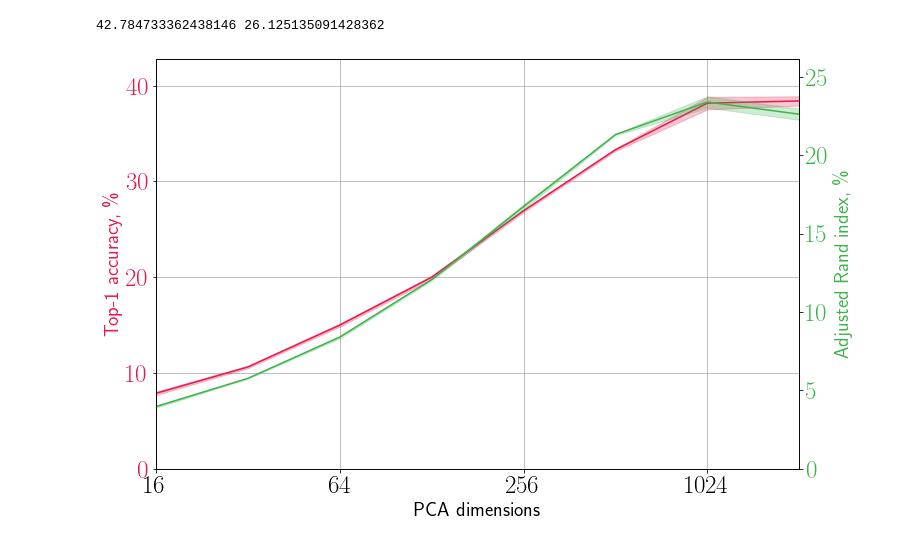
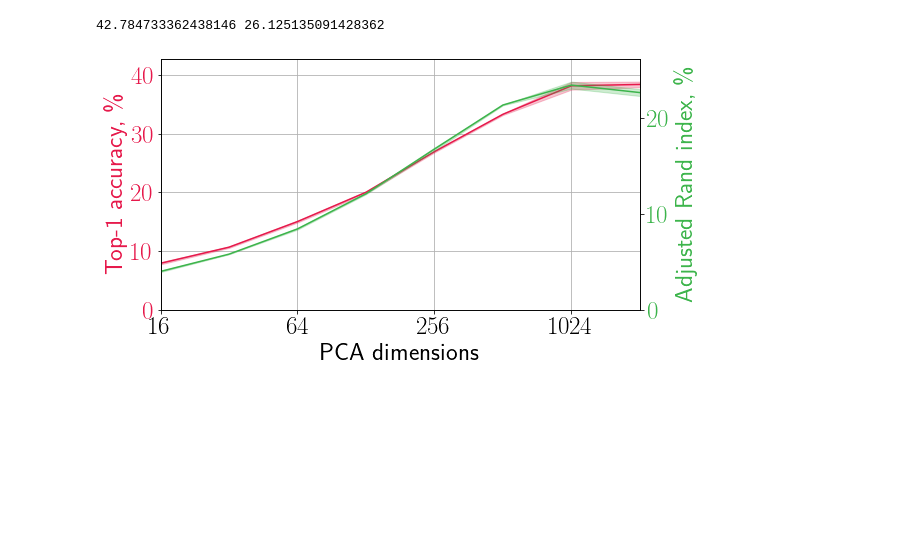
Before and after one commit to Randl/kmeans_selfsuper, a Jupyter notebook: plots.ipynb, the cells around one changed output. Saved outputs shown, nothing was run; the diff lists cells and outputs as text; code cells hidden in the pictures; blank space fills up the shorter version.

```diff
--- a/plots.ipynb
+++ b/plots.ipynb
@@ -13,7 +13,7 @@ MEDIUM_SIZE = 18
 BIG_SIZE = 20
 BIGGER_SIZE = 25
 
-plt.rc('font', size=BIG_SIZE)  # controls default text sizes
+plt.rc('font', size=BIGGER_SIZE)  # controls default text sizes
 plt.rc('axes', titlesize=BIGGER_SIZE)  # fontsize of the axes title
 plt.rc('xtick', labelsize=BIGGER_SIZE)  # fontsize of the tick labels
 plt.rc('ytick', labelsize=BIGGER_SIZE)  # fontsize of the tick labels
@@ -53,7 +53,7 @@ print((pca_res_acc_mean+pca_res_acc_std).max()*1.1, (pca_res_ari_mean+pca_res_ar
 # %% [output]
 42.784733362438146 26.125135091428362
 # %%
-fig, ax1 = plt.subplots(figsize=(11, 7))
+fig, ax1 = plt.subplots(figsize=(9, 5))
 
 
 color = 'tab:red'
@@ -64,34 +64,34 @@ ax1.plot(pca_dim,pca_res_acc_mean,color=colors[0],label='Accuracy')
 ax1.fill_between(pca_dim, pca_res_acc_mean+pca_res_acc_std, pca_res_acc_mean-pca_res_acc_std,
                      color=colors[0], alpha=.25)
 ax1.tick_params(axis='y', labelcolor=colors[0])
 
 ax1.set_ylim(0,(pca_res_acc_mean+pca_res_acc_std).max()*1.1)
 ax1.grid()
 
 
 ax2 = ax1.twinx()  # instantiate a second axes that shares the same x-axis
 
 
 ax2.set_ylabel('Adjusted Rand index, \%', color=colors[1])
 
 ax2.plot(pca_dim,pca_res_ari_mean,color=colors[1],label='Adjusted Rand index')
 ax2.fill_between(pca_dim, pca_res_ari_mean+pca_res_ari_std, pca_res_ari_mean-pca_res_ari_std,
                      color=colors[1], alpha=.25)
 ax2.tick_params(axis='y', labelcolor=colors[1])
 
 #plt.legend()
 plt.xlim(16,2048)
 plt.xscale('log', basex=2)
 ax2.set_ylim(0,(pca_res_ari_mean+pca_res_ari_std).max()*1.1)
 ax1.xaxis.set_major_formatter(ScalarFormatter())
 #ax2.set_yticks(np.linspace(ax2.get_yticks()[0], ax2.get_yticks()[-1], len(ax1.get_yticks())))
 # plt.xlabel('')
 # plt.ylabel('')
 fig.tight_layout()
 plt.savefig('pca_ablation.pdf')
 plt.show()
 # %% [output]
-[figure, old version]
+[figure, new version]
 # %%
 over_cnt = np.array([1,1.25,1.5,1.75,2,2.5,3,4,5])
 over_acc = np.array([[38.838,38.222,39.962],
```
Also changed, not shown: parts of 5 cells of this notebook, 2 other files.
